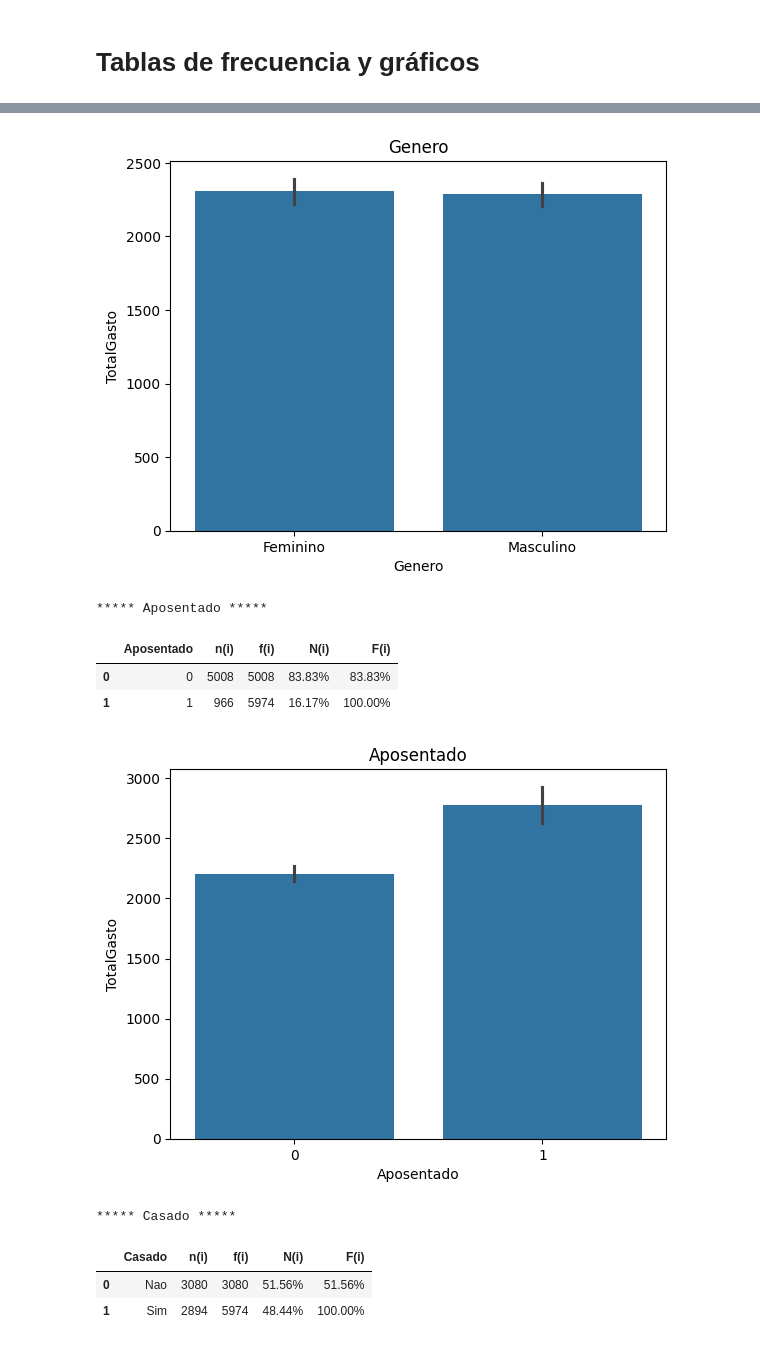
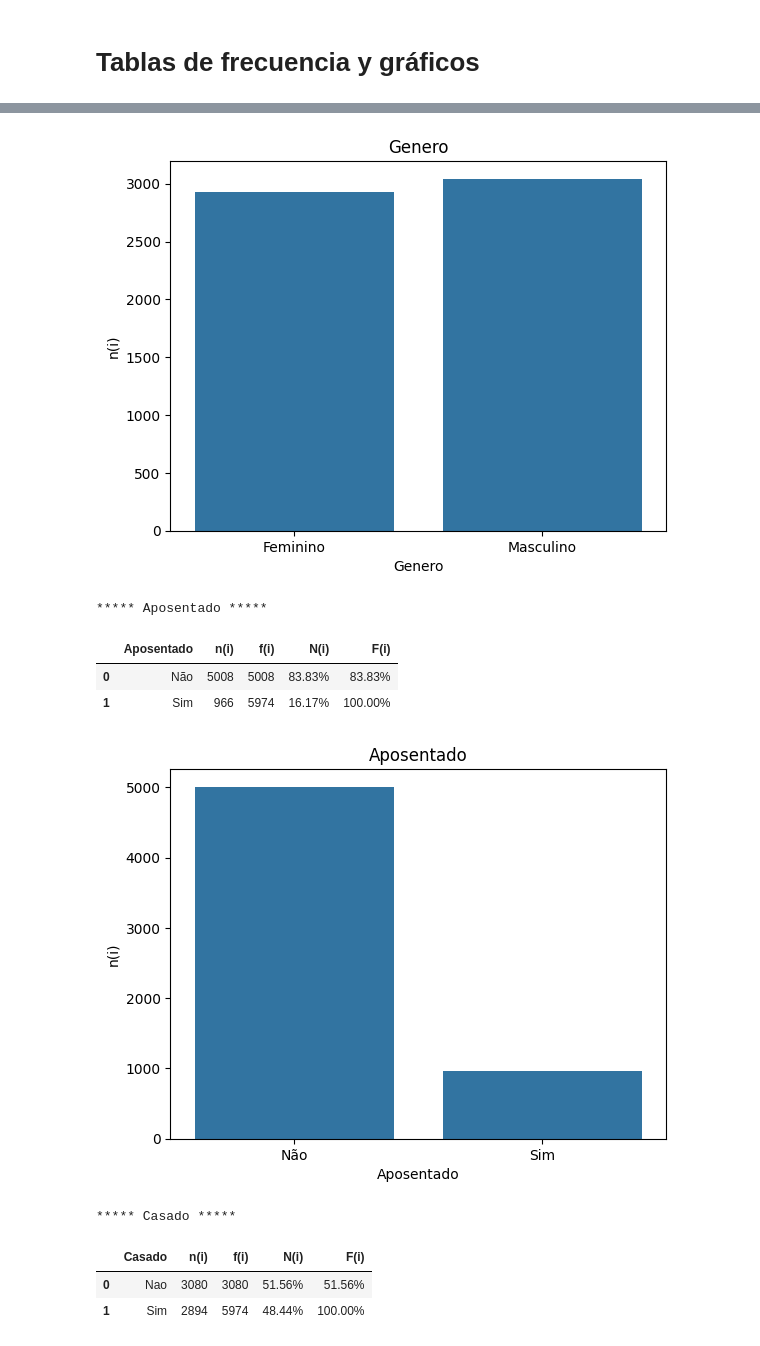
Before and after one commit to renegarcialuces/Analisis-de-Datos-Portafolio, a Jupyter notebook: ED01.ipynb, the cells around one changed output, grey strips where cells are left out. Drawn from its saved outputs; the diff is of its cells as text; code cells hidden in the pictures.

```diff
--- a/ED01.ipynb
+++ b/ED01.ipynb
@@ -19,7 +18,7 @@ Saving telecom_users.csv to telecom_users (1).csv
 # %% [markdown]
 # **Creación del DataFrame**
 # %%
-filename = 'telecom_users.csv'
+filename = '/content/drive/MyDrive/Tablas/telecom_users.csv'
 # %%
 df = pd.read_csv(filename, index_col=0) #[index_col= 0] Elimina la columna (Unnamed: 0).
 # %% [markdown]
@@ -113,6 +112,7 @@ df['TotalGasto'] = pd.to_numeric(df['TotalGasto'], errors='coerce')
 
 # Covertir columnas numericas a categoricos
 df['Aposentado'] = df['Aposentado'].astype('category')
+df['Aposentado'] = df['Aposentado'].map({1: 'Sim', 0: 'Não'})
 # %%
 # Covertir columnas objectos a categoricos
 for col in df.columns:
@@ -129,31 +129,31 @@ df.dropna(how='any', inplace=True)
 # %%
 from matplotlib.colors import Normalize
 for col in df.columns:
   if col not in ['IDCliente', 'MesesComoCliente', 'ValorMensal', 'TotalGasto']:
     print('\n\n')
     print(f'***** {col} *****')
     print('\n')
     fp = df[col].value_counts().reset_index()
     fp.columns = [col, 'n(i)']
     fp['f(i)'] = fp['n(i)'].cumsum()
     fp['N(i)'] = (fp['n(i)'] /  fp['n(i)'].sum()).map('{:.2%}'.format)
     Ni = (fp['n(i)'] / fp['n(i)'].sum())
     fp['F(i)'] = (Ni.cumsum()).map('{:.2%}'.format)
     display(fp)
-    sns.barplot(data=df, x=col, y='TotalGasto')
+    sns.barplot(data=fp, x=col, y='n(i)')
     plt.title(col)
     plt.show()
 # %% [output]
 ***** Genero *****
 |  | Genero | n(i) | f(i) | N(i) | F(i) |
 | 0 | Masculino | 3043 | 3043 | 50.94% | 50.94% |
 | 1 | Feminino | 2931 | 5974 | 49.06% | 100.00% |
-[figure, old version]
+[figure, new version]
 ***** Aposentado *****
 |  | Aposentado | n(i) | f(i) | N(i) | F(i) |
-| 0 | 0 | 5008 | 5008 | 83.83% | 83.83% |
-| 1 | 1 | 966 | 5974 | 16.17% | 100.00% |
+| 0 | Não | 5008 | 5008 | 83.83% | 83.83% |
+| 1 | Sim | 966 | 5974 | 16.17% | 100.00% |
-[figure, old version]
+[figure, new version]
 ***** Casado *****
 |  | Casado | n(i) | f(i) | N(i) | F(i) |
 | 0 | Nao | 3080 | 3080 | 51.56% | 51.56% |
```
Also changed, not shown: parts of 4 cells of this notebook.
